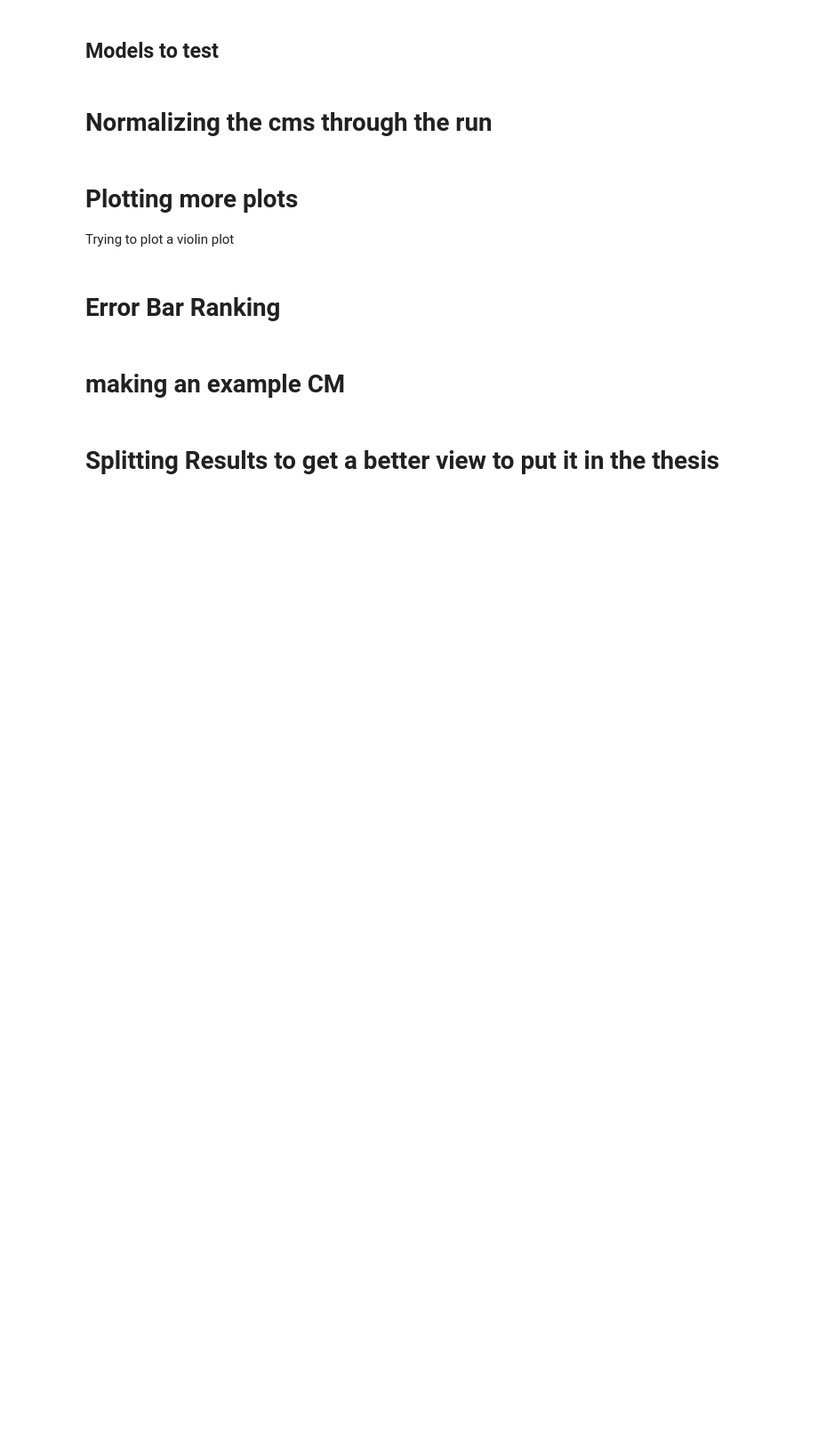
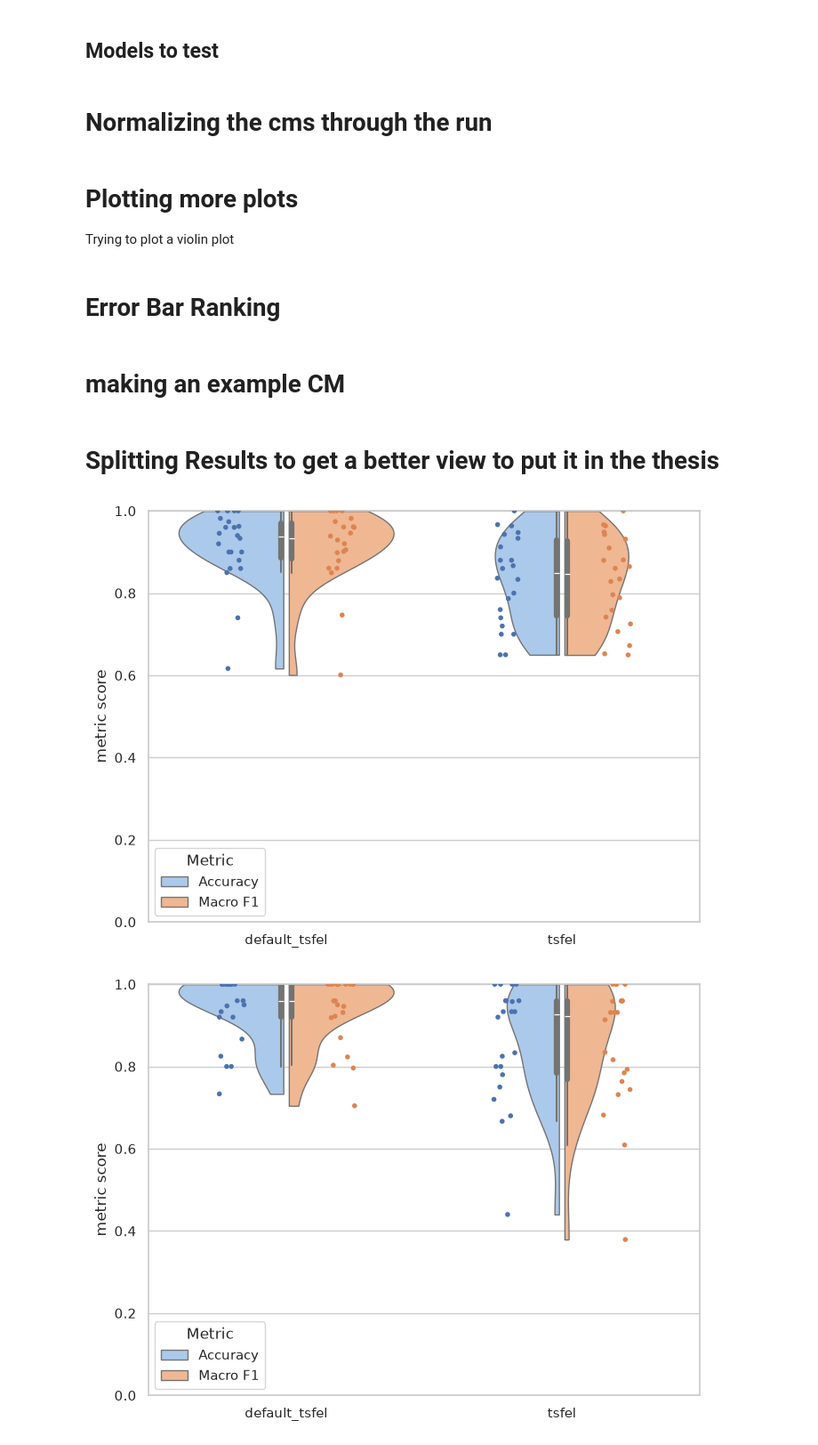
Before and after one commit to Le-Manh/bpa_ba_code, a Jupyter notebook: ANN/debug.ipynb, the cells around one changed output. Shown at 89% size. Cells and saved outputs as stored; diff of their text form; code cells hidden in the pictures; blank space fills up the shorter version.

Commit message:
Added the new viollin plots

```diff
--- a/ANN/debug.ipynb
+++ b/ANN/debug.ipynb
@@ -835,3 +835,25 @@ for parameter in parameters.keys():
 
             fig.savefig(f"../auswertung_features/result_plots/split_violin/split_violin_parameter_{parameter}_mlp_{feature_set}_{hand}.svg", transparent=True)
             plt.close()
+# %%
+import pandas as pd
+
+hands = ["both","r","l"]
+
+for hand in hands:
+    top_tsfel = pd.read_csv(f"../auswertung_features/results/top_5_mlp_tsfel_{hand}.csv")["file"].iloc[0]
+    top_default = pd.read_csv(f"../auswertung_features/results/top_5_mlp_default_tsfel_{hand}.csv")["file"].iloc[0]
+
+    path = "../auswertung_features/results/mlp-logo/"
+    data_tsfel = pd.read_csv(path+top_tsfel)
+    data_default = pd.read_csv(path+top_default)
+
+    data_tsfel["Feature Set"] = "tsfel"
+    data_default["Feature Set"] = "default_tsfel"
+
+    full_data = pd.concat([data_default,data_tsfel], ignore_index=True)
+    fig = split_violin_plot_choice(full_data, "Feature Set")
+    fig.savefig(f"../auswertung_features/result_plots/split_violin/split_violin_results_logo_mlp_feature_set_{hand}.svg", transparent=True)
+# %% [output]
+[figure, added]
+[figure, added]
```
Also changed, not shown: parts of 1 cell of this notebook, 48 other files.
